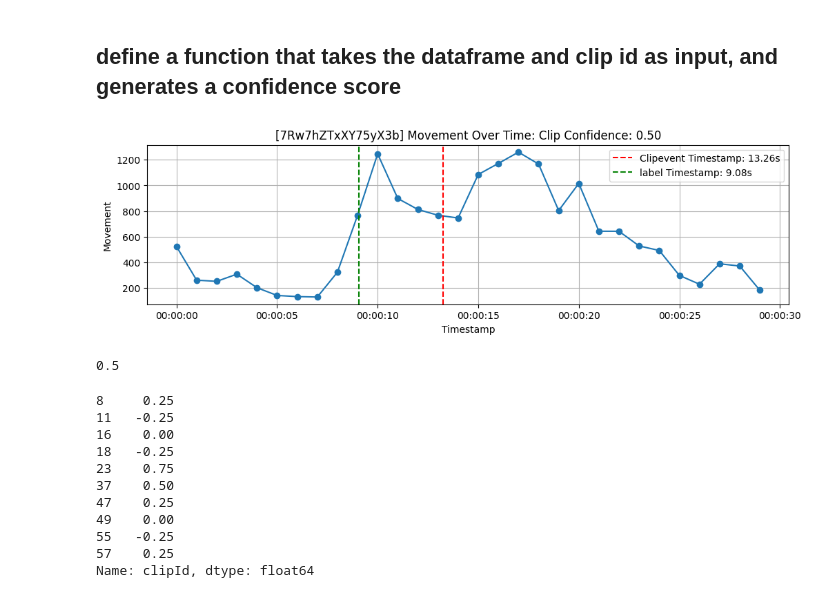
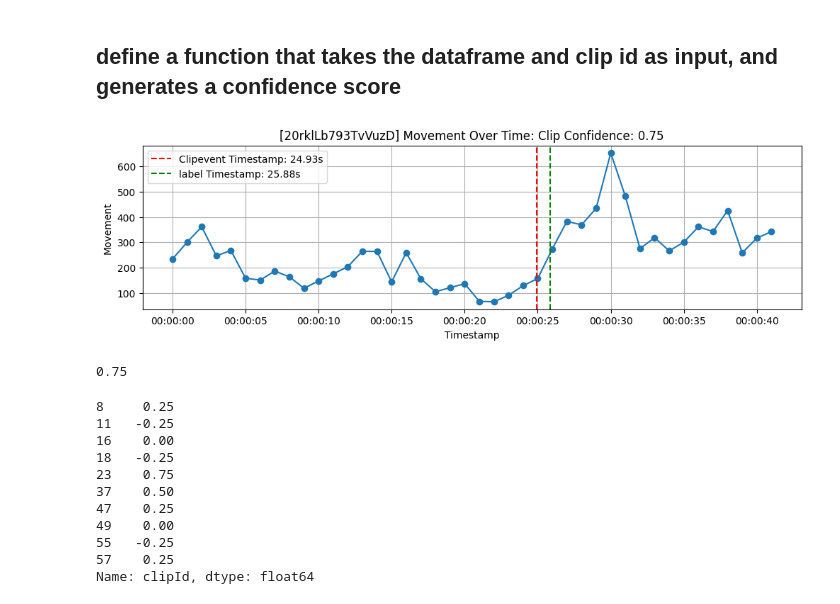
Before and after one commit to cdiddy77/clip-dk, a Jupyter notebook: notebooks/annotations.ipynb, the cells around one changed output. Saved outputs shown, nothing was run; the diff lists cells and outputs as text; code cells hidden in the pictures.

Commit message:
implement clip validation

```diff
--- a/notebooks/annotations.ipynb
+++ b/notebooks/annotations.ipynb
@@ -190,47 +174,6 @@ def plot_movement_timeseries(mv_df_resampled: pd.DataFrame, clip_row: pd.Series,
 plot_movement_timeseries(mv_by_frame, clip_row,0.0)
 # %% [output]
 [figure]
-# %%
-def calculate_confidence_score(mv_df_resampled: pd.DataFrame, clipevent_ts:pd.Timestamp) -> float:
-    clipevent_ts += pd.Timedelta(seconds=0.5)
-    # Find the index of the data point immediately previous to the clip event timestamp
-    previous_index = mv_df_resampled[mv_df_resampled['ts'] < clipevent_ts].index[-1]
-
-    max_movement = mv_df_resampled['movement'].max()
-    max_movement_index = mv_df_resampled['movement'].idxmax()
-    # Get the movement value at the previous index
-    previous_value = mv_df_resampled.loc[previous_index, 'movement']
-
-    # Initialize the confidence score
-    confidence_score = 0.0
-    # Check the next three data points
-    max_proximate_movement = 0
-    max_proximate_movement_index = 0
-    for i in range(1, 4):
-        next_index = previous_index + i
-        if next_index < len(mv_df_resampled):
-            next_value = mv_df_resampled.loc[next_index, 'movement']
-            if next_value > previous_value: # type: ignore
-                confidence_score += 0.25
-            previous_value = next_value
-            if next_value > max_proximate_movement: # type: ignore
-                max_proximate_movement_index = next_index
-                max_proximate_movement = next_value
-
-    # Check if the maximum movement is within 10% of the overall maximum movement
-    if max_proximate_movement_index >= max_movement_index and max_proximate_movement >= (max_movement*0.9): # type: ignore
-        confidence_score += 0.25
-    elif max_movement_index >= max_proximate_movement_index and max_movement_index < max_proximate_movement_index + 3: # type: ignore
-        confidence_score += 0.25
-    elif max_proximate_movement <= (max_movement*0.6):
-        confidence_score -= 0.25
-    return confidence_score
-
-# Example usage
-# clipevent_ts:pd.Timestamp = pd.to_datetime(clip_row['clipevent_ts'], unit='s')
-# print (clipevent_ts)
-# confidence_score = calculate_confidence_score(mv_df_resampled, clipevent_ts)
-# print(f"Confidence Score: {confidence_score:.2f}")
 # %% [markdown]
 ## define a function that takes the dataframe and clip id as input, and generates a confidence score
 # %%
@@ -247,10 +193,10 @@ def calc_confidence_for_clipid(clip_id: str, deepsort_dir: str, df: pd.DataFrame
         print(e)
         return 0.0
 # %%
-calc_confidence_for_clipid('7Rw7hZTxXY75yX3b', deepsort_dir, df, plot=True)
+calc_confidence_for_clipid('20rklLb793TvVuzD', deepsort_dir, df, plot=True)
 # %% [output]
-[figure, old version]
+[figure, new version]
-0.5
+0.75
 # %%
 # Calculate confidence scores for the first 10 clip IDs in df_checkable_fps
 confidence_scores = df_checkable_fps.head(10)['clipId'].apply(lambda clip_id: calc_confidence_for_clipid(clip_id, deepsort_dir, df_checkable_fps, plot=False))
```
Also changed, not shown: parts of 12 cells of this notebook, 5 other files.
